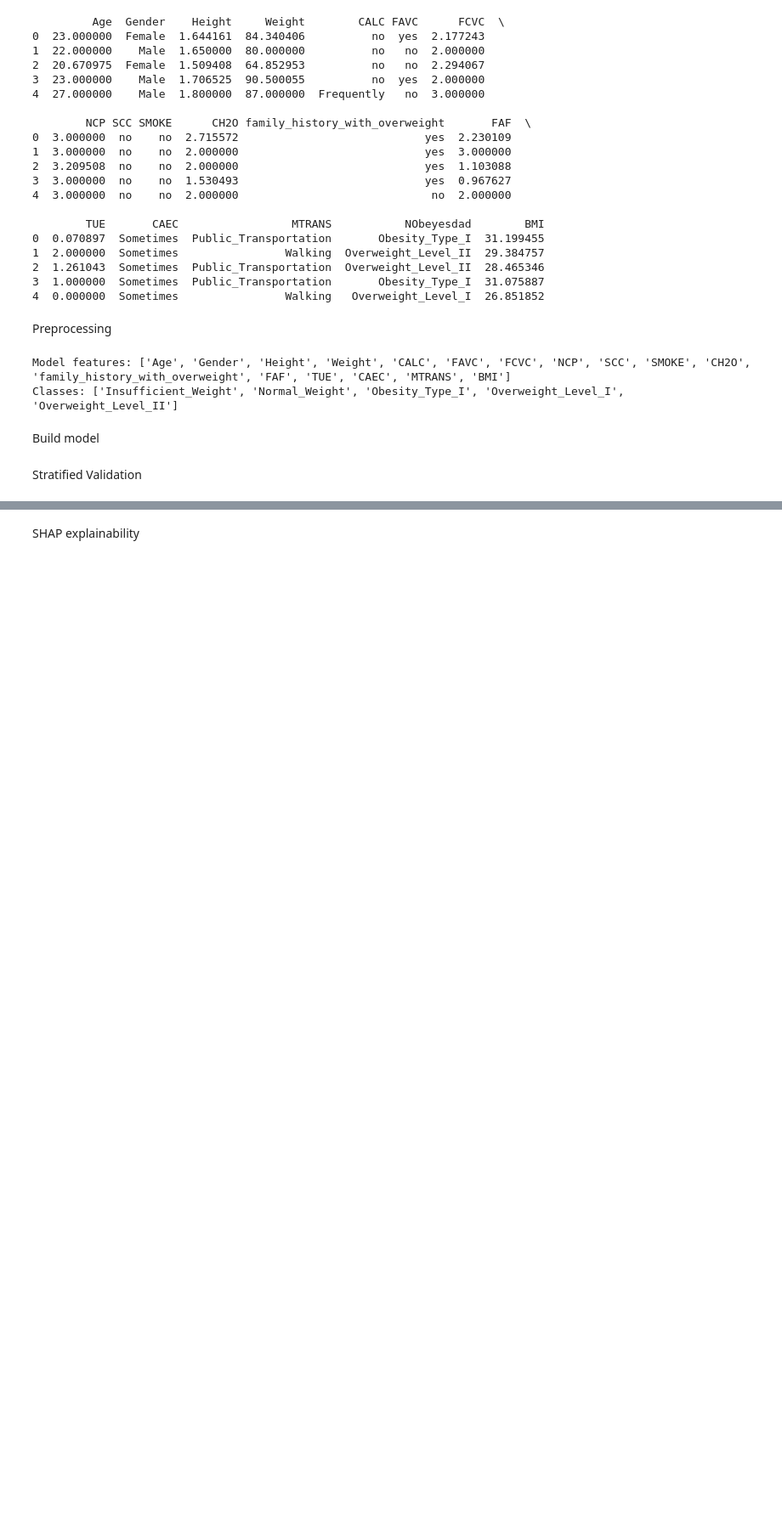
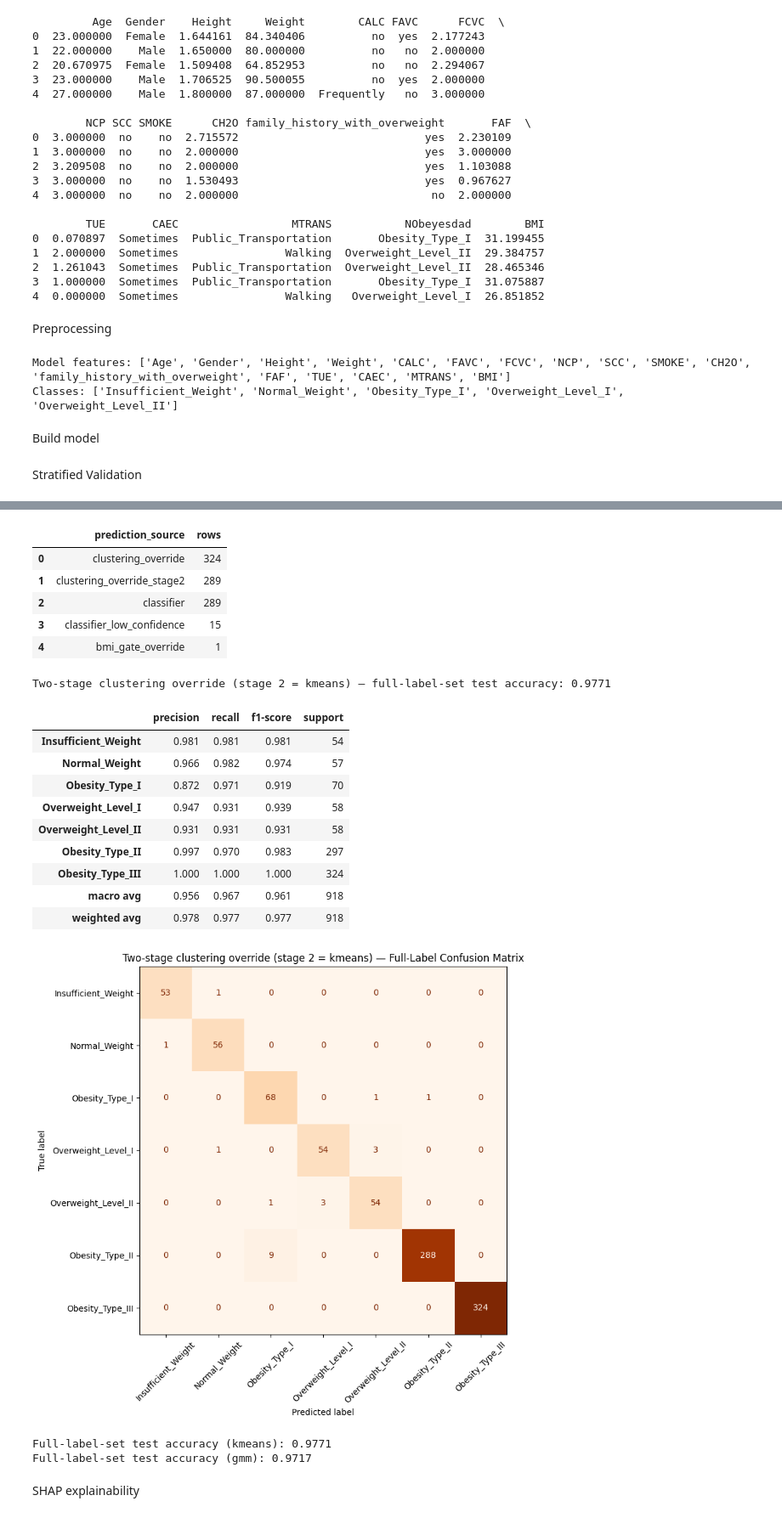
Before and after one commit to JasonSupala/DataMining, a Jupyter notebook: FinalCodingDataMining.ipynb, the cells around one changed output, grey strips where cells are left out. Shown at 85% size. Cells and saved outputs as stored; diff of their text form; code cells hidden in the pictures; blank space fills up the shorter version.

```diff
--- a/FinalCodingDataMining.ipynb
+++ b/FinalCodingDataMining.ipynb
@@ -647,0 +755,41 @@ print(f"{agreement:.2%} of ceiling rows match the clinical 35/40 BMI rule")
+# %%
+#A/B: stage-2 with 1-D k-means on BMI vs 2-component GMM on BMI.
+#Winner chosen by clinical-rule agreement (no test labels); test accuracy
+#is then reported for both for transparency.
+variants = {}
+for method in ["kmeans", "gmm"]:
+    labels_m, sources_m, override_idx = two_stage_cluster_ceiling_rows(
+        X_test_xgb,
+        test_df["BMI"],
+        test_pred_labels,
+        test_confidence,
+        confidence_threshold,
+        stage2_method=method,
+        label=f"Two-stage override — stage 2 = {method} on BMI",
+    )
+    agreement = clinical_agreement(labels_m, override_idx, test_df["BMI"])
+    print(f"Clinical 35/40 rule agreement ({method}): {agreement:.2%}\n")
+    variants[method] = {
+        "labels": labels_m,
+        "sources": sources_m,
+        "agreement": agreement,
+    }
+
+winner = max(variants, key=lambda m: variants[m]["agreement"])
+print(f"Selected stage-2 method by clinical-rule agreement: {winner}")
+final_pred_labels_C = variants[winner]["labels"]
+prediction_sources_C = variants[winner]["sources"]
+
+evaluate_full_label_set(
+    final_pred_labels_C, prediction_sources_C,
+    f"Two-stage clustering override (stage 2 = {winner})",
+)
+
+#Transparency: full-label accuracy of the non-selected variant as well
+if y_test_labels is not None:
+    labeled_mask = y_test_labels.notna().to_numpy()
+    y_true_full = y_test_labels[labeled_mask].astype(str).to_numpy()
+    for method, v in variants.items():
+        acc = accuracy_score(y_true_full, np.asarray(v["labels"], dtype=object)[labeled_mask])
+        print(f"Full-label-set test accuracy ({method}): {acc:.4f}")
+# %% [output]
@@ -648,3 +813,23 @@ print(f"{agreement:.2%} of ceiling rows match the clinical 35/40 BMI rule")
+|  | prediction_source | rows |
+| 0 | clustering_override | 324 |
+| 1 | clustering_override_stage2 | 289 |
+| 2 | classifier | 289 |
+| 3 | classifier_low_confidence | 15 |
+| 4 | bmi_gate_override | 1 |
+Two-stage clustering override (stage 2 = kmeans) — full-label-set test accuracy: 0.9771
+|  | precision | recall | f1-score | support |
+| Insufficient_Weight | 0.981 | 0.981 | 0.981 | 54 |
+| Normal_Weight | 0.966 | 0.982 | 0.974 | 57 |
+| Obesity_Type_I | 0.872 | 0.971 | 0.919 | 70 |
+| Overweight_Level_I | 0.947 | 0.931 | 0.939 | 58 |
+| Overweight_Level_II | 0.931 | 0.931 | 0.931 | 58 |
+| Obesity_Type_II | 0.997 | 0.970 | 0.983 | 297 |
+| Obesity_Type_III | 1.000 | 1.000 | 1.000 | 324 |
+| macro avg | 0.956 | 0.967 | 0.961 | 918 |
+| weighted avg | 0.978 | 0.977 | 0.977 | 918 |
+[figure, added]
+Full-label-set test accuracy (kmeans): 0.9771
+Full-label-set test accuracy (gmm): 0.9717
 # %% [markdown]
 SHAP explainability
 # %%
```
Also changed, not shown: parts of 17 cells of this notebook, 1 other file.
